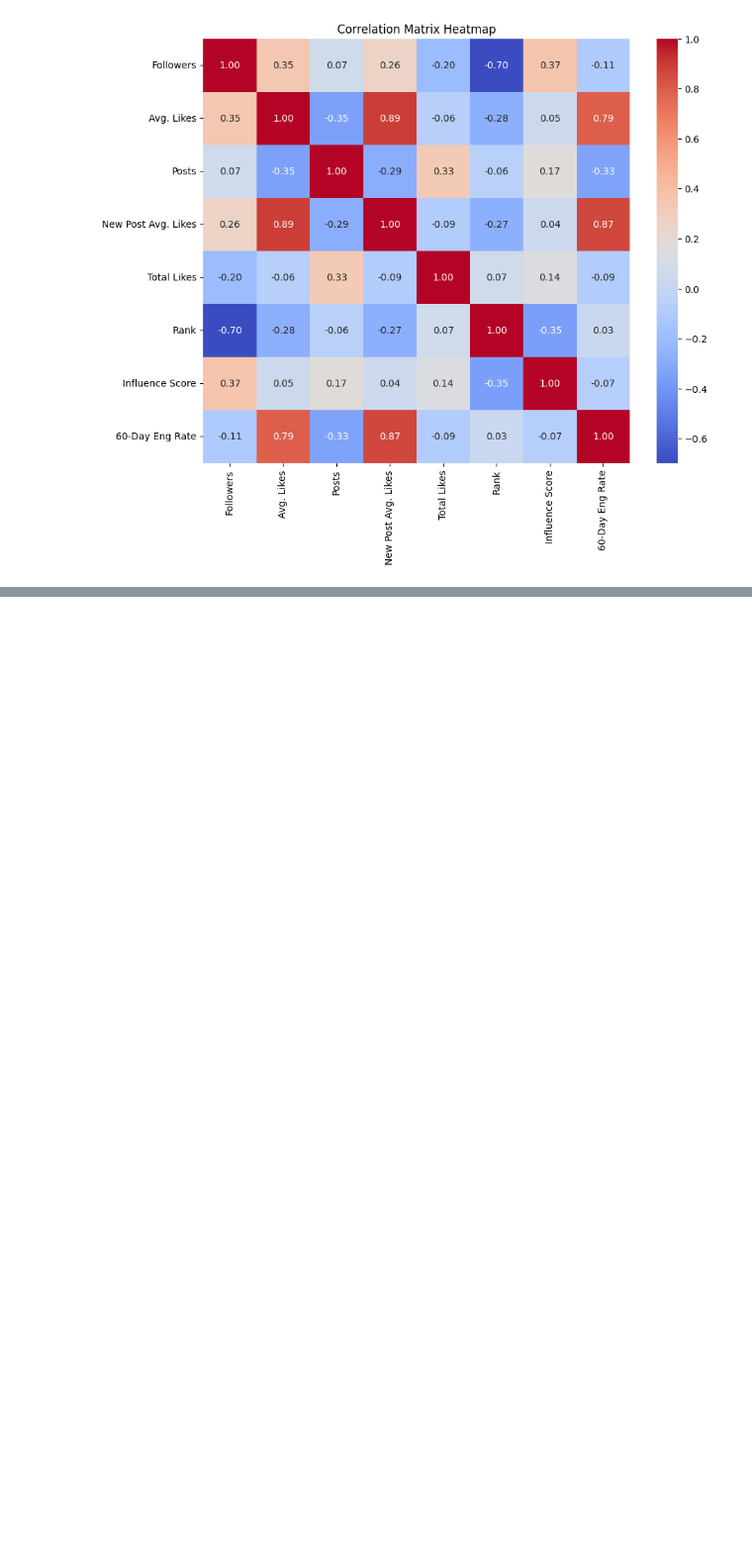
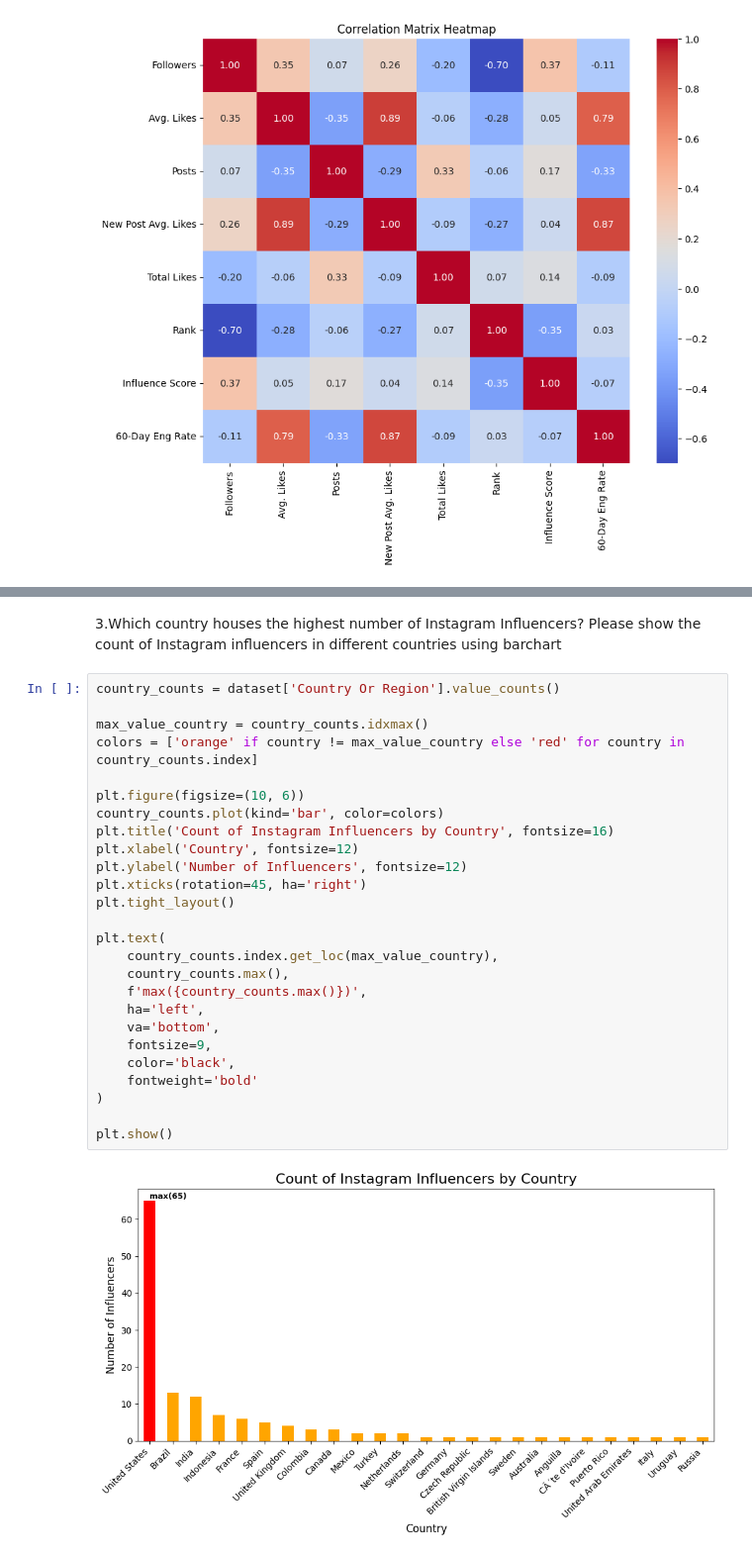
Before and after one commit to Kiruthika-KB/Final-Project, a Jupyter notebook: Instagram_Influencers.ipynb, the cells around one changed output, grey strips where cells are left out. Shown at 99% size. Drawn from its saved outputs; the diff is of its cells as text; blank space fills up the shorter version.

```diff
--- a/Instagram_Influencers.ipynb
+++ b/Instagram_Influencers.ipynb
@@ -157,0 +253,30 @@ plt.show()
+# %% [markdown]
+3.Which country houses the highest number of Instagram Influencers? Please show the count of Instagram influencers in different countries using barchart
+# %%
+country_counts = dataset['Country Or Region'].value_counts()
+
+max_value_country = country_counts.idxmax()
+colors = ['orange' if country != max_value_country else 'red' for country in country_counts.index]
+
+plt.figure(figsize=(10, 6))
+country_counts.plot(kind='bar', color=colors)
+plt.title('Count of Instagram Influencers by Country', fontsize=16)
+plt.xlabel('Country', fontsize=12)
+plt.ylabel('Number of Influencers', fontsize=12)
+plt.xticks(rotation=45, ha='right')
+plt.tight_layout()
+
+plt.text(
+    country_counts.index.get_loc(max_value_country),
+    country_counts.max(),
+    f'max({country_counts.max()})',
+    ha='left',
+    va='bottom',
+    fontsize=9,
+    color='black',
+    fontweight='bold'
+)
+
+plt.show()
+# %% [output]
+[figure, added]
```
Also changed, not shown: parts of 15 cells of this notebook.
